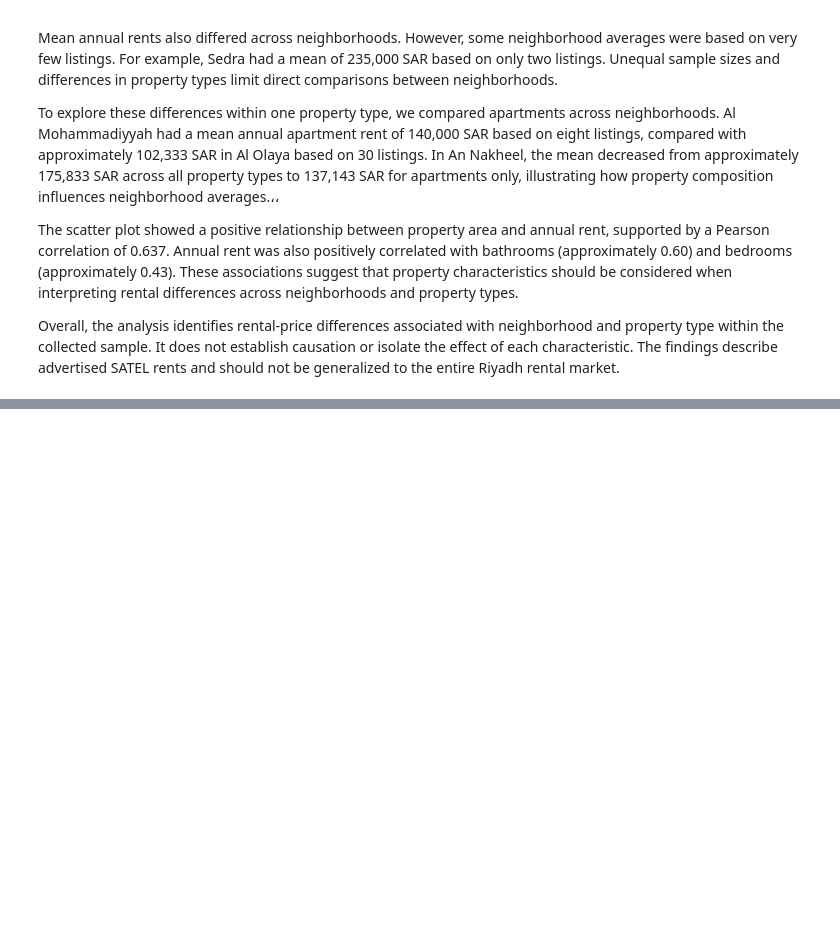
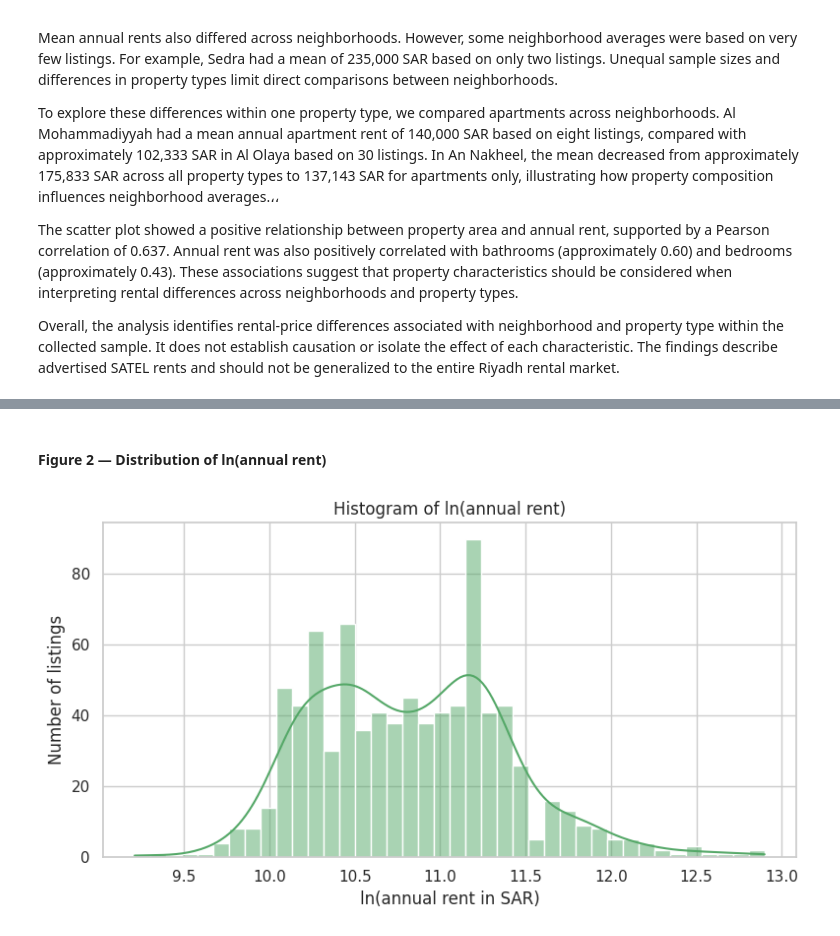
Before and after one commit to 1FATIMAH1/IT362, a Jupyter notebook: Phase2.ipynb, the cells around one changed output, grey strips where cells are left out. Saved outputs shown, nothing was run; the diff lists cells and outputs as text; code cells hidden in the pictures; blank space fills up the shorter version.

```diff
--- a/Phase2.ipynb
+++ b/Phase2.ipynb
@@ -913,0 +969,4 @@ The scatter plot showed a positive relationship between property area and annual
+# %%
+df_raw = pd.read_csv(DATA_PATH)
+print("Rows, columns:", df_raw.shape)
+df_raw[["id", "price", "area_sqm", "num_bedrooms", "num_bathrooms", "city", "district", "category_en"]].head()
@@ -913,0 +1177,13 @@ The scatter plot showed a positive relationship between property area and annual
+# %%
+def upper_fence(s):
+    q1, q3 = s.quantile([0.25, 0.75])
+    return q3 + 1.5 * (q3 - q1)
+
+fences = df_sec.groupby("property_type")["annual_rent_sar"].apply(upper_fence)
+df_sec["price_outlier_iqr"] = df_sec["annual_rent_sar"] > df_sec["property_type"].map(fences)
+df_sec["area_flag"] = df_sec["area_sqm"] > 1000
+
+print("Upper fences (SAR):", fences.round(0).to_dict())
+print("Rent outliers:", int(df_sec["price_outlier_iqr"].sum()), f"({df_sec['price_outlier_iqr'].mean()*100:.1f}%)",
+      df_sec.groupby("property_type")["price_outlier_iqr"].sum().to_dict())
+print("Listings with area above 1,000 m2:", int(df_sec["area_flag"].sum()))
@@ -913,0 +1316,12 @@ The scatter plot showed a positive relationship between property area and annual
+# %% [markdown]
+#### Figure 2 — Distribution of ln(annual rent)
+# %%
+fig, ax = plt.subplots(figsize=(8, 4.5))
+sns.histplot(df_clean["log_annual_rent"], bins=40, kde=True, color="#55A868", ax=ax)
+ax.set_title("Histogram of ln(annual rent)")
+ax.set_xlabel("ln(annual rent in SAR)"); ax.set_ylabel("Number of listings")
+plt.tight_layout()
+plt.savefig("figures/fig2_log_rent_distribution.png", dpi=150)
+plt.show()
+# %% [output]
+[figure, added]
```
Also changed, not shown: parts of 57 cells of this notebook.
